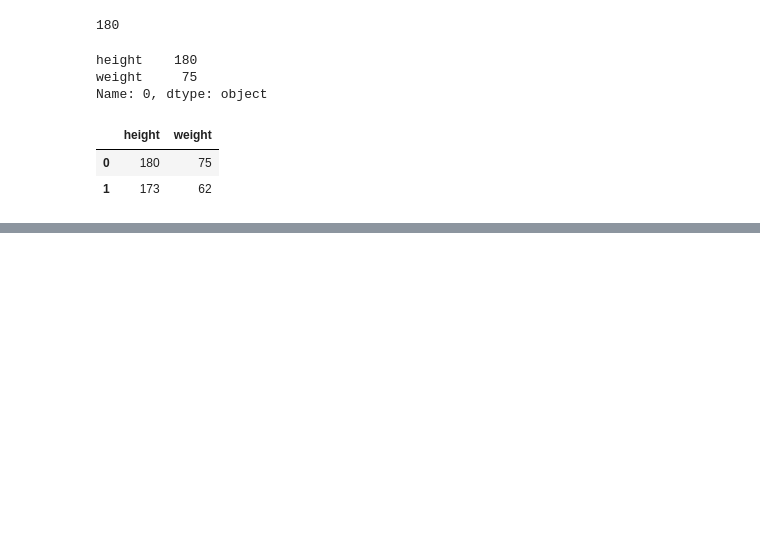
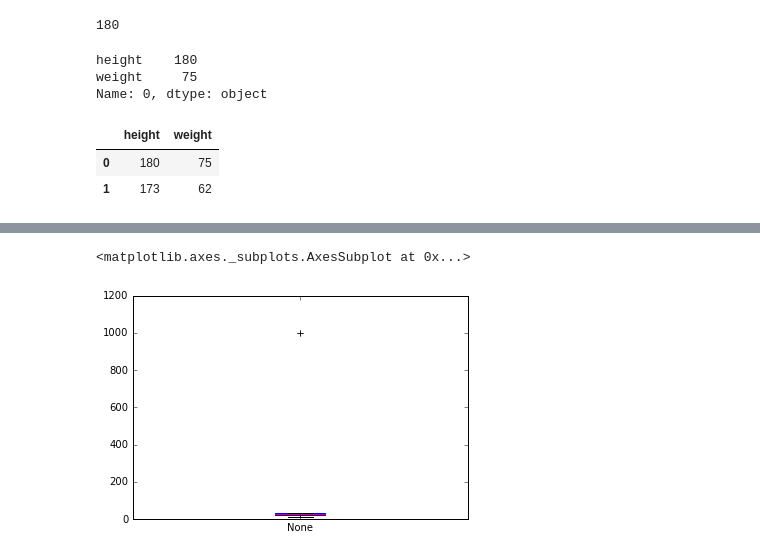
Before and after one commit to ywchiu/pyfintech, a Jupyter notebook: 20160729Demo.ipynb, the cells around one changed output, grey strips where cells are left out. Cells and saved outputs as stored; diff of their text form; code cells hidden in the pictures; blank space fills up the shorter version.

```diff
--- a/20160729Demo.ipynb
+++ b/20160729Demo.ipynb
@@ -155,0 +383,7 @@ df.loc[0:1, ['height', 'weight']] # get height information of first, and second
+# %%
+# outliers affect the average
+tempreture2 = pandas.Series([23,34,23,21,25,26,27,34,32,27,16,12,15,999,999,999])
+tempreture2.plot(kind='box', ylim= [1,1200])
+# %% [output]
+<matplotlib.axes._subplots.AxesSubplot at 0x...>
+[figure, added]
```
Also changed, not shown: parts of 39 cells of this notebook.
